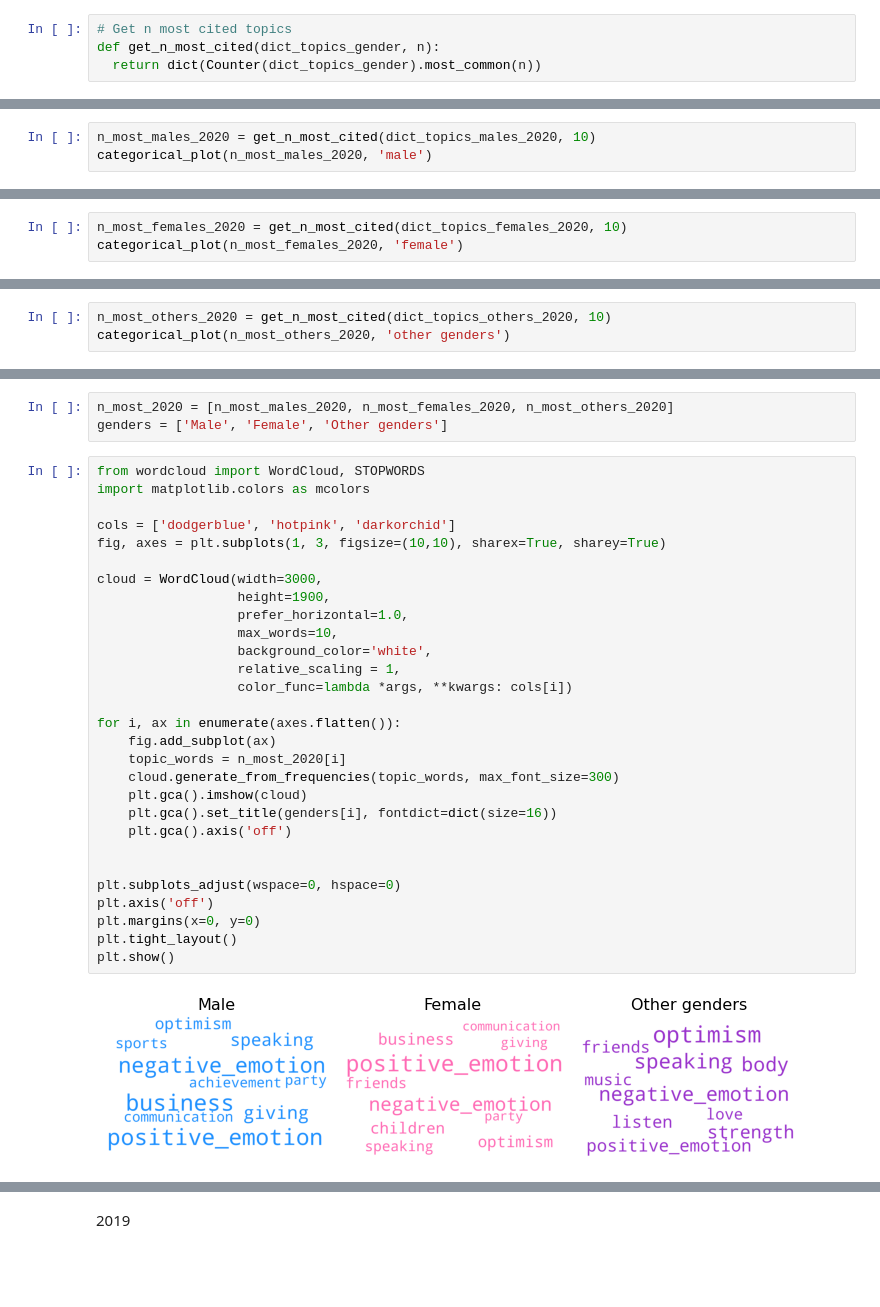
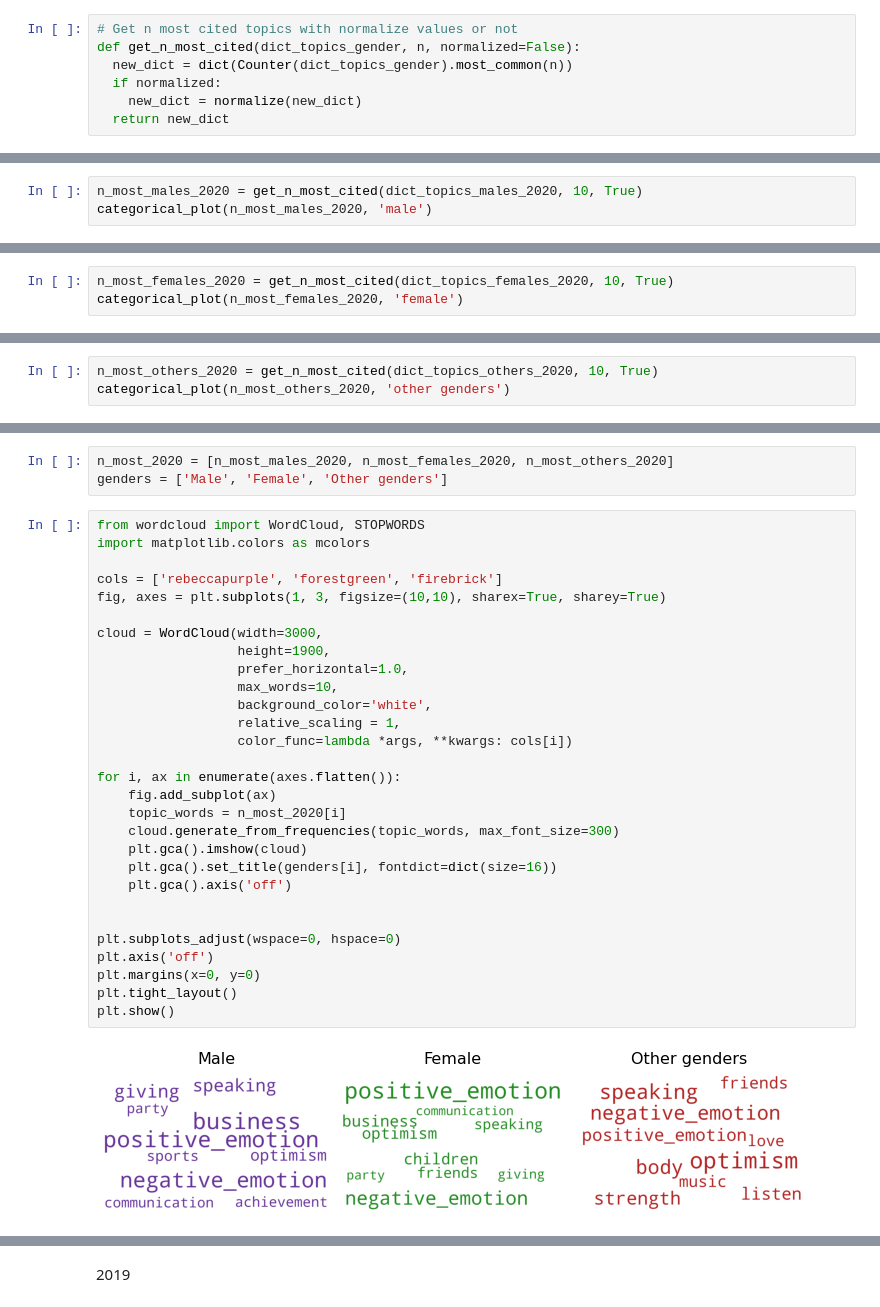
Before and after one commit to epfl-ada/ada-2021-project-palomamo, a Jupyter notebook: gender_topics.ipynb, the cells around one changed output, grey strips where cells are left out. Drawn from its saved outputs; the diff is of its cells as text; blank space fills up the shorter version.

```diff
--- a/gender_topics.ipynb
+++ b/gender_topics.ipynb
@@ -235,7 +241,10 @@ def standardize(dict_topics_gender):
 # %%
-# Get n most cited topics
-def get_n_most_cited(dict_topics_gender, n):
-  return dict(Counter(dict_topics_gender).most_common(n))
+# Get n most cited topics with normalize values or not
+def get_n_most_cited(dict_topics_gender, n, normalized=False):
+  new_dict = dict(Counter(dict_topics_gender).most_common(n))
+  if normalized:
+    new_dict = normalize(new_dict)
+  return new_dict
 # %%
 def categorical_plot(dict_topics_gender, gender):
   names = list(dict_topics_gender.keys())
@@ -249,11 +258,11 @@ def categorical_plot(dict_topics_gender, gender):
 
   fig.suptitle('Categorical Plotting : ' + gender)
 # %%
-n_most_males_2020 = get_n_most_cited(dict_topics_males_2020, 10)
+n_most_males_2020 = get_n_most_cited(dict_topics_males_2020, 10, True)
 categorical_plot(n_most_males_2020, 'male')
 # %% [output]
 [figure]
 # %%
-n_most_females_2020 = get_n_most_cited(dict_topics_females_2020, 10)
+n_most_females_2020 = get_n_most_cited(dict_topics_females_2020, 10, True)
 categorical_plot(n_most_females_2020, 'female')
 # %% [output]
@@ -261,4 +270,4 @@ categorical_plot(n_most_females_2020, 'female')
 # %%
-n_most_others_2020 = get_n_most_cited(dict_topics_others_2020, 10)
+n_most_others_2020 = get_n_most_cited(dict_topics_others_2020, 10, True)
 categorical_plot(n_most_others_2020, 'other genders')
 # %% [output]
@@ -269,31 +278,31 @@ genders = ['Male', 'Female', 'Other genders']
 # %%
 from wordcloud import WordCloud, STOPWORDS
 import matplotlib.colors as mcolors
 
-cols = ['dodgerblue', 'hotpink', 'darkorchid']
+cols = ['rebeccapurple', 'forestgreen', 'firebrick']
 fig, axes = plt.subplots(1, 3, figsize=(10,10), sharex=True, sharey=True)
 
 cloud = WordCloud(width=3000,
                   height=1900,
                   prefer_horizontal=1.0,
                   max_words=10,
                   background_color='white',
                   relative_scaling = 1,
                   color_func=lambda *args, **kwargs: cols[i])
 
 for i, ax in enumerate(axes.flatten()):
     fig.add_subplot(ax)
     topic_words = n_most_2020[i]
     cloud.generate_from_frequencies(topic_words, max_font_size=300)
     plt.gca().imshow(cloud)
     plt.gca().set_title(genders[i], fontdict=dict(size=16))
     plt.gca().axis('off')
 
 
 plt.subplots_adjust(wspace=0, hspace=0)
 plt.axis('off')
 plt.margins(x=0, y=0)
 plt.tight_layout()
 plt.show()
 # %% [output]
-[figure, old version]
+[figure, new version]
```
Also changed, not shown: parts of 24 cells of this notebook.
